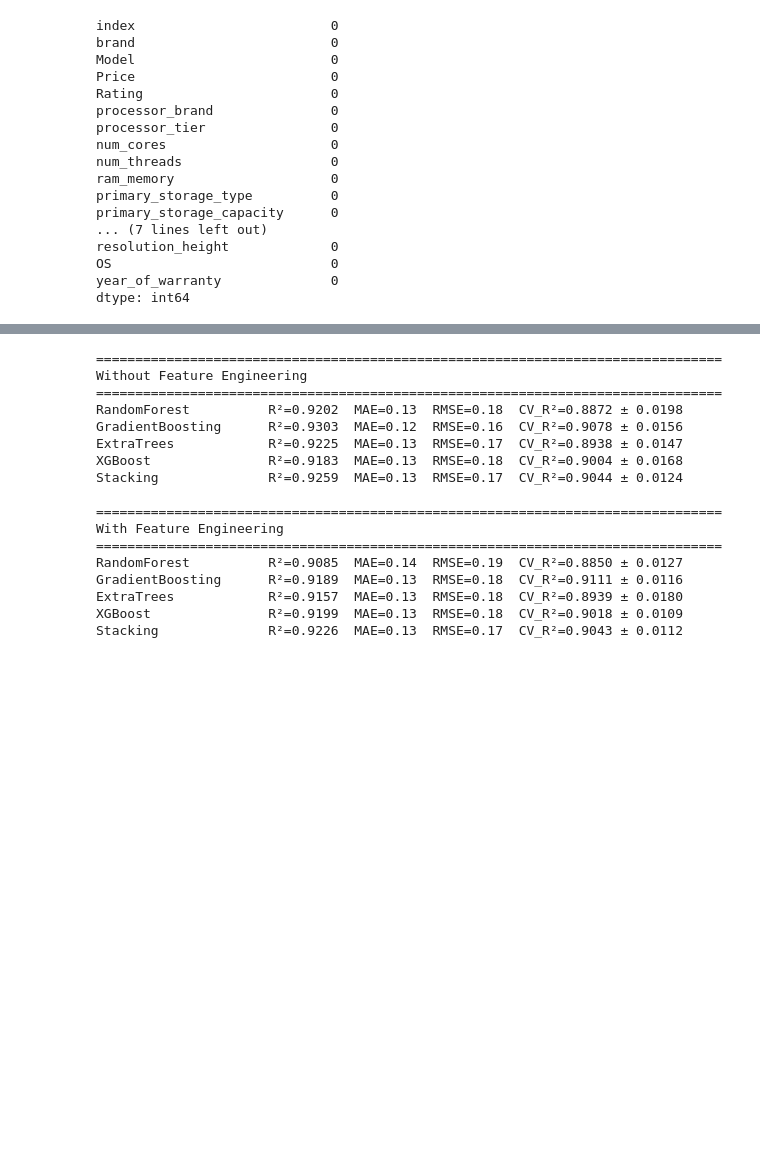
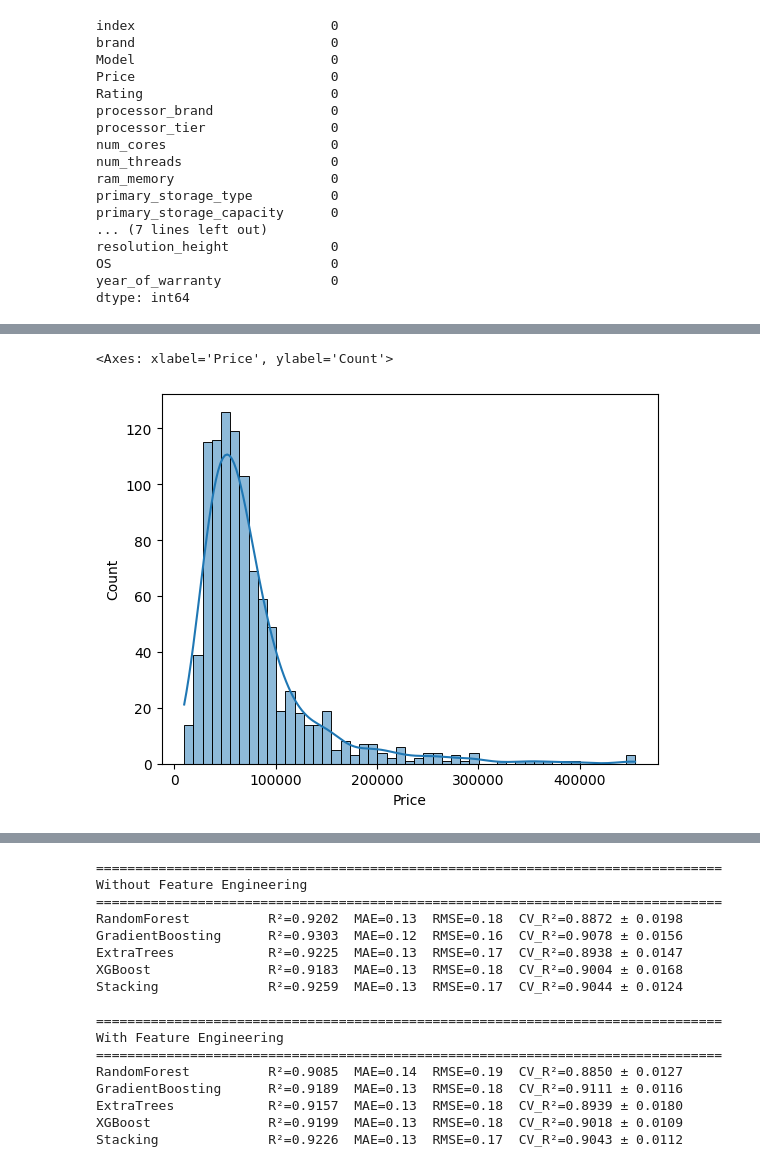
Before and after one commit to jasonsugianto/laptop-price-predictor, a Jupyter notebook: ml.ipynb, the cells around one changed output, grey strips where cells are left out. Saved outputs shown, nothing was run; the diff lists cells and outputs as text; code cells hidden in the pictures; blank space fills up the shorter version.

```diff
--- a/ml.ipynb
+++ b/ml.ipynb
@@ -96,3 +96,8 @@ df.describe()
 | 50% | 61900.000000 | 3.200000 | 8.000000 | 12.000000 | 16.000000 | 512.000000 | 0.000000 | ... |
 | 75% | 89245.000000 | 3.550000 | 10.000000 | 16.000000 | 16.000000 | 512.000000 | 0.000000 | ... |
 | max | 454490.000000 | 4.450000 | 24.000000 | 32.000000 | 36.000000 | 2048.000000 | 512.000000 | ... |
+# %%
+sns.histplot(df['Price'], kde=True)
+# %% [output]
+<Axes: xlabel='Price', ylabel='Count'>
+[figure, added]
```
Also changed, not shown: parts of 7 cells of this notebook.
